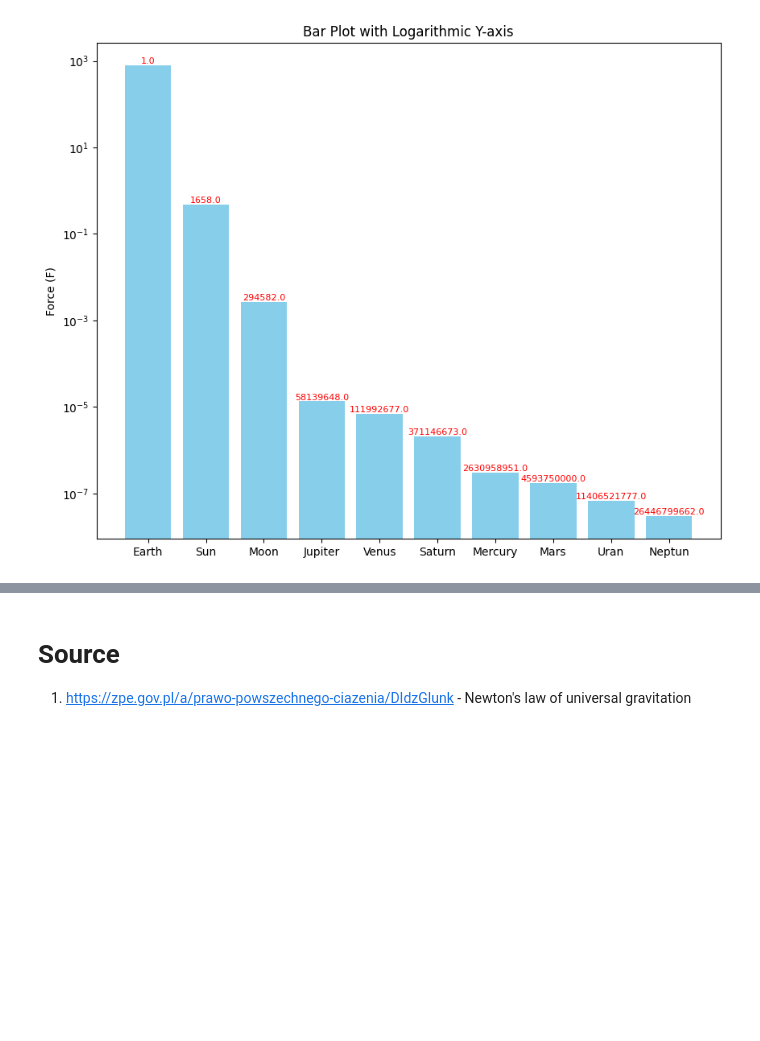
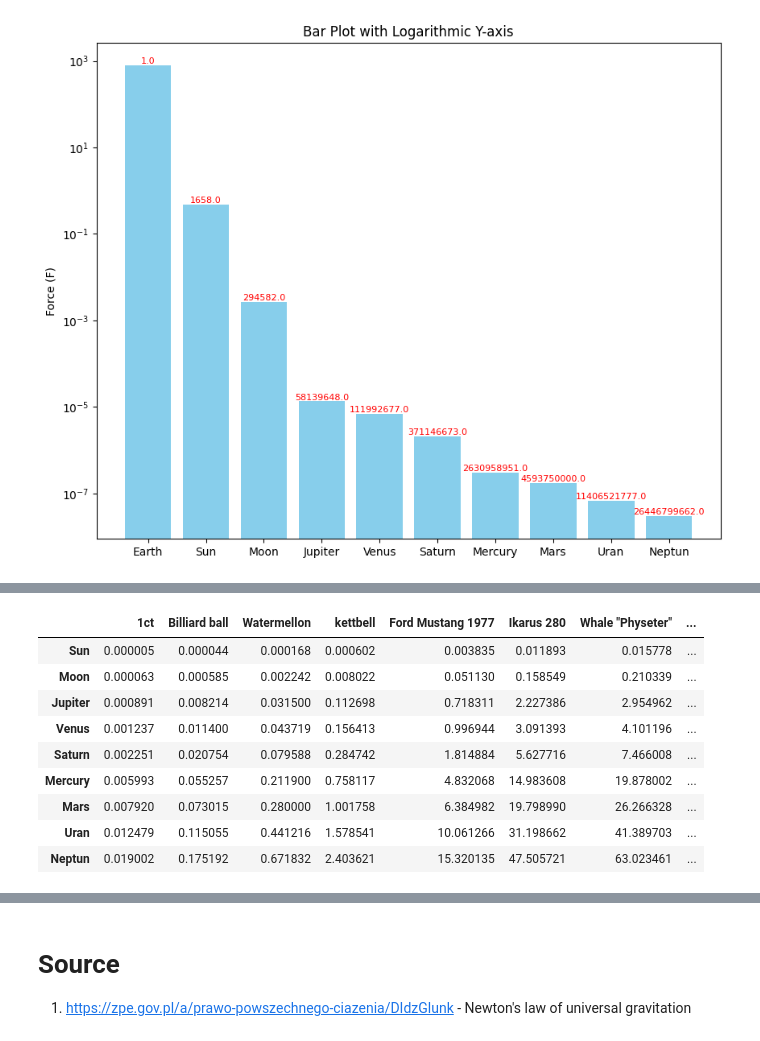
Before and after one commit to Polonez1/Solar-system-influence, a Jupyter notebook: project.ipynb, the cells around one changed output, grey strips where cells are left out. Cells and saved outputs as stored; diff of their text form; code cells hidden in the pictures; blank space fills up the shorter version.

```diff
--- a/project.ipynb
+++ b/project.ipynb
@@ -125,0 +146,40 @@ plt.show()
+# %%
+data = {
+    '1ct':[0, 0, 0, 0, 0, 0, 0, 0, 0],
+    'Billiard ball':[0, 0, 0, 0, 0, 0, 0, 0, 0],
+    'Watermellon':[0, 0, 0, 0, 0, 0, 0, 0, 0],
+    'kettbell':[0, 0, 0, 0, 0, 0, 0, 0, 0],
+    'Ford Mustang 1977':[0, 0, 0, 0, 0, 0, 0, 0, 0],
+    'Ikarus 280':[0, 0, 0, 0, 0, 0, 0, 0, 0],
+    'Whale "Physeter"':[0, 0, 0, 0, 0, 0, 0, 0, 0],
+    '"Puntukas" stone':[0, 0, 0, 0, 0, 0, 0, 0, 0],
+    '"Ehalkivi" stone':[0, 0, 0, 0, 0, 0, 0, 0, 0],
+}
+index = ['Sun','Moon','Jupiter','Venus','Saturn','Mercury','Mars','Uran','Neptun']
+
+matrix_df = pd.DataFrame(data, index=index)
+
+def calculate_r(x, i):
+    m1 = float(objects_data.loc[objects_data['Object2']==x]['m2 (kg)'])
+    m2 = 80
+    F = float(man_data.loc[man_data['Object2']==i]['F'])
+    r = calc_distc.distance_from_grawitylaw(m1=m1, m2=m2, F=F)
+
+    return r
+
+
+for i in matrix_df.index:
+    matrix_df.loc[i] = matrix_df.columns.map(lambda x: calculate_r(i=i, x=x))
+
+matrix_df
+# %% [output]
+|  | 1ct | Billiard ball | Watermellon | kettbell | Ford Mustang 1977 | Ikarus 280 | Whale "Physeter" | ... |
+| Sun | 0.000005 | 0.000044 | 0.000168 | 0.000602 | 0.003835 | 0.011893 | 0.015778 | ... |
+| Moon | 0.000063 | 0.000585 | 0.002242 | 0.008022 | 0.051130 | 0.158549 | 0.210339 | ... |
+| Jupiter | 0.000891 | 0.008214 | 0.031500 | 0.112698 | 0.718311 | 2.227386 | 2.954962 | ... |
+| Venus | 0.001237 | 0.011400 | 0.043719 | 0.156413 | 0.996944 | 3.091393 | 4.101196 | ... |
+| Saturn | 0.002251 | 0.020754 | 0.079588 | 0.284742 | 1.814884 | 5.627716 | 7.466008 | ... |
+| Mercury | 0.005993 | 0.055257 | 0.211900 | 0.758117 | 4.832068 | 14.983608 | 19.878002 | ... |
+| Mars | 0.007920 | 0.073015 | 0.280000 | 1.001758 | 6.384982 | 19.798990 | 26.266328 | ... |
+| Uran | 0.012479 | 0.115055 | 0.441216 | 1.578541 | 10.061266 | 31.198662 | 41.389703 | ... |
+| Neptun | 0.019002 | 0.175192 | 0.671832 | 2.403621 | 15.320135 | 47.505721 | 63.023461 | ... |
```
Also changed, not shown: parts of 5 cells of this notebook, 2 other files.
